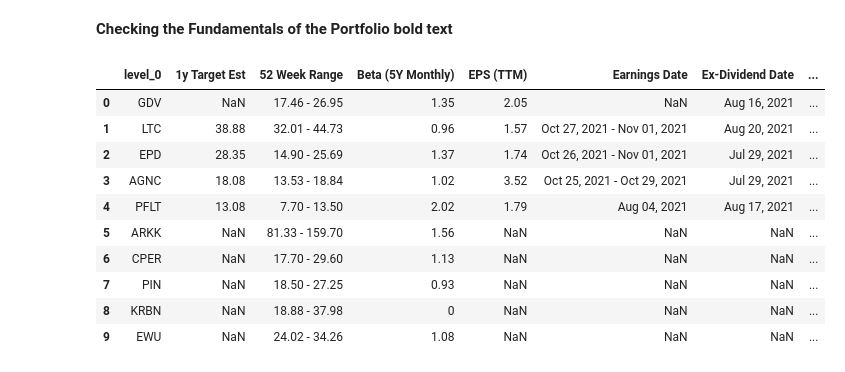
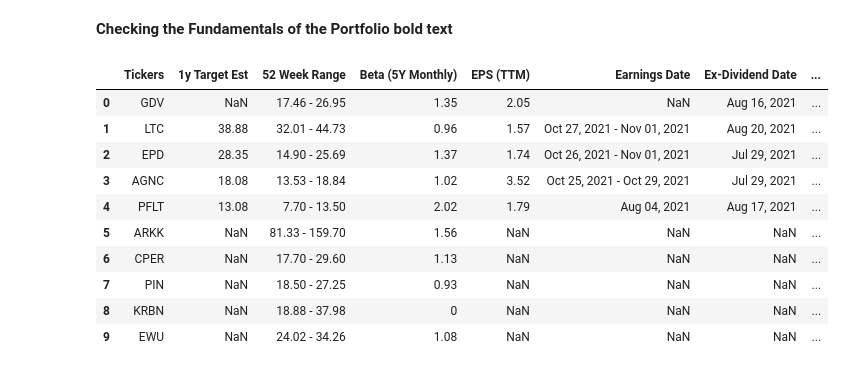
Before and after one commit to jade-lam/Stock-Portfolio, a Jupyter notebook: High-Yield Portfolio.ipynb, the cells around one changed output. Drawn from its saved outputs; the diff is of its cells as text; code cells hidden in the pictures.

```diff
--- a/High-Yield Portfolio.ipynb
+++ b/High-Yield Portfolio.ipynb
@@ -140,17 +140,16 @@ df = pd.concat({k: pd.DataFrame.from_dict(v, 'index').T for k, v in df_zip.items
 # %%
 df = df.drop(['level_1', 'Ask', 'Avg. Volume', 'Bid', 'Day\'s Range', 'Open',
               'Previous Close', 'Quote Price', 'Volume', 'Expense Ratio (net)', 'Inception Date'  ], axis=1)
+df.rename(columns={'level_0': 'Tickers'})
+# %% [output]
+|  | Tickers | 1y Target Est | 52 Week Range | Beta (5Y Monthly) | EPS (TTM) | Earnings Date | Ex-Dividend Date | ... |
+| 0 | GDV | NaN | 17.46 - 26.95 | 1.35 | 2.05 | NaN | Aug 16, 2021 | ... |
+| 1 | LTC | 38.88 | 32.01 - 44.73 | 0.96 | 1.57 | Oct 27, 2021 - Nov 01, 2021 | Aug 20, 2021 | ... |
+| 2 | EPD | 28.35 | 14.90 - 25.69 | 1.37 | 1.74 | Oct 26, 2021 - Nov 01, 2021 | Jul 29, 2021 | ... |
+| 3 | AGNC | 18.08 | 13.53 - 18.84 | 1.02 | 3.52 | Oct 25, 2021 - Oct 29, 2021 | Jul 29, 2021 | ... |
+| 4 | PFLT | 13.08 | 7.70 - 13.50 | 2.02 | 1.79 | Aug 04, 2021 | Aug 17, 2021 | ... |
+| 5 | ARKK | NaN | 81.33 - 159.70 | 1.56 | NaN | NaN | NaN | ... |
+| 6 | CPER | NaN | 17.70 - 29.60 | 1.13 | NaN | NaN | NaN | ... |
+| 7 | PIN | NaN | 18.50 - 27.25 | 0.93 | NaN | NaN | NaN | ... |
+| 8 | KRBN | NaN | 18.88 - 37.98 | 0 | NaN | NaN | NaN | ... |
+| 9 | EWU | NaN | 24.02 - 34.26 | 1.08 | NaN | NaN | NaN | ... |
-# %%
-df
-# %% [output]
-|  | level_0 | 1y Target Est | 52 Week Range | Beta (5Y Monthly) | EPS (TTM) | Earnings Date | Ex-Dividend Date | ... |
-| 0 | GDV | NaN | 17.46 - 26.95 | 1.35 | 2.05 | NaN | Aug 16, 2021 | ... |
-| 1 | LTC | 38.88 | 32.01 - 44.73 | 0.96 | 1.57 | Oct 27, 2021 - Nov 01, 2021 | Aug 20, 2021 | ... |
-| 2 | EPD | 28.35 | 14.90 - 25.69 | 1.37 | 1.74 | Oct 26, 2021 - Nov 01, 2021 | Jul 29, 2021 | ... |
-| 3 | AGNC | 18.08 | 13.53 - 18.84 | 1.02 | 3.52 | Oct 25, 2021 - Oct 29, 2021 | Jul 29, 2021 | ... |
-| 4 | PFLT | 13.08 | 7.70 - 13.50 | 2.02 | 1.79 | Aug 04, 2021 | Aug 17, 2021 | ... |
-| 5 | ARKK | NaN | 81.33 - 159.70 | 1.56 | NaN | NaN | NaN | ... |
-| 6 | CPER | NaN | 17.70 - 29.60 | 1.13 | NaN | NaN | NaN | ... |
-| 7 | PIN | NaN | 18.50 - 27.25 | 0.93 | NaN | NaN | NaN | ... |
-| 8 | KRBN | NaN | 18.88 - 37.98 | 0 | NaN | NaN | NaN | ... |
-| 9 | EWU | NaN | 24.02 - 34.26 | 1.08 | NaN | NaN | NaN | ... |
```
